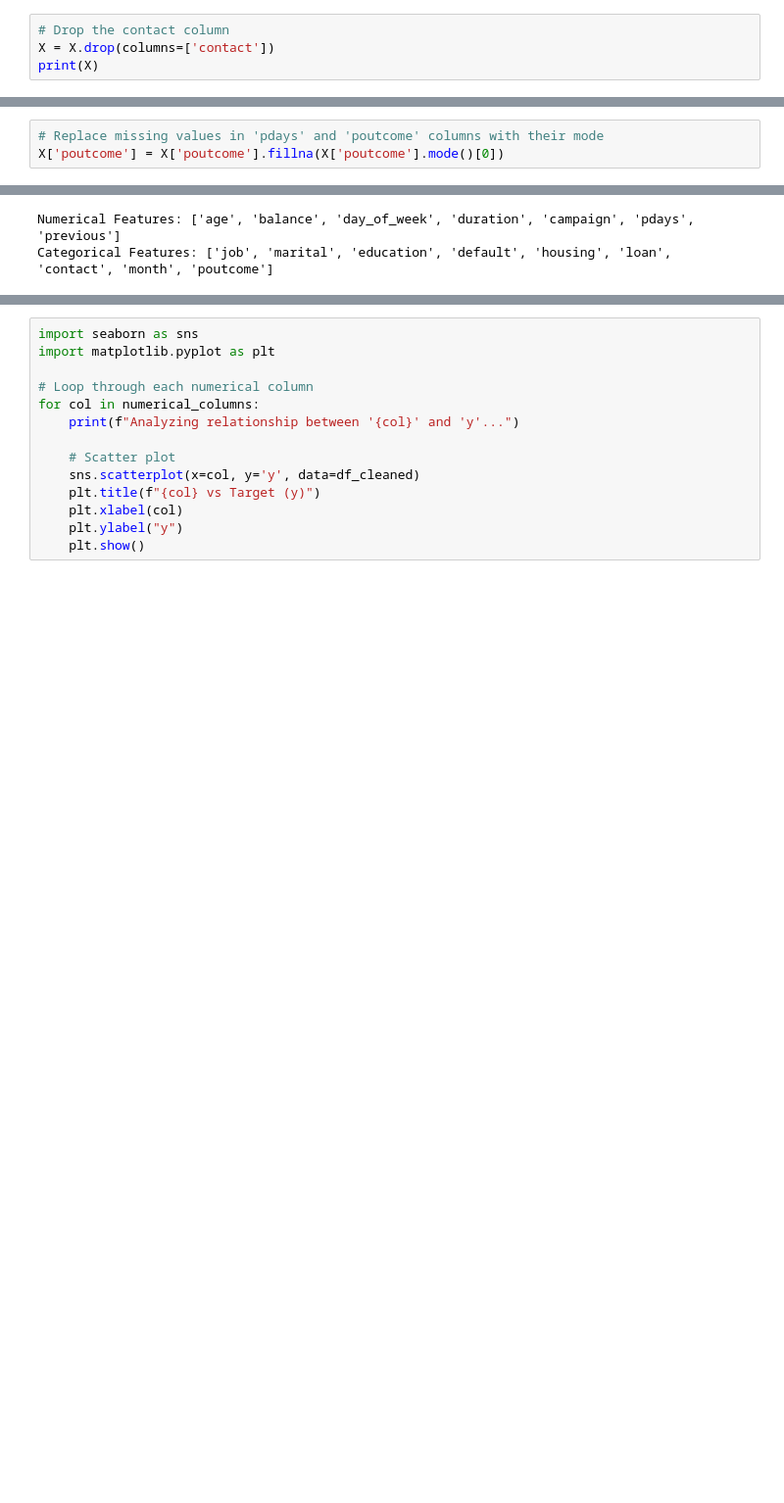
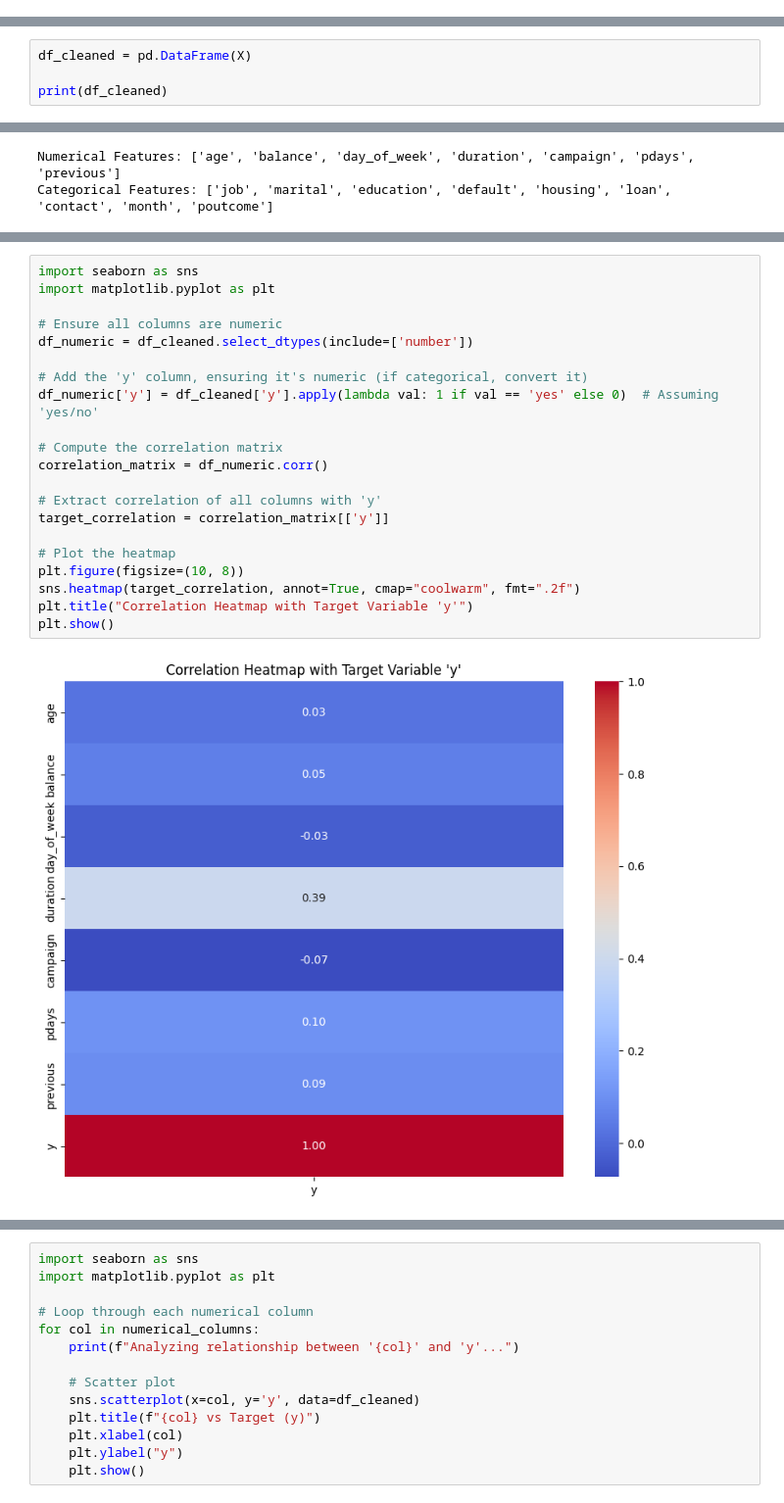
Before and after one commit to Janinduthenura/ML_coursework, a Jupyter notebook: file_explorore.ipynb, the cells around one changed output, grey strips where cells are left out. Shown at 98% size. Saved outputs shown, nothing was run; the diff lists cells and outputs as text; blank space fills up the shorter version.

```diff
--- a/file_explorore.ipynb
+++ b/file_explorore.ipynb
@@ -100,7 +112,3 @@ campaign                  0                0.000000
 pdays                     0                0.000000
 previous                  0                0.000000
 poutcome              36959               81.747805
-# %%
-# Drop the contact column
-X = X.drop(columns=['contact'])
-print(X)
@@ -125,6 +115,3 @@ print(X)
-# %%
-# Replace missing values in 'pdays' and 'poutcome' columns with their mode
-X['poutcome'] = X['poutcome'].fillna(X['poutcome'].mode()[0])
 # %%
 print(X)
 # %% [output]
@@ -178,0 +135,4 @@ print(df_cleaned)
+# %%
+df_cleaned = pd.DataFrame(X)
+
+print(df_cleaned)
@@ -254,0 +187,23 @@ See the caveats in the documentation: https://pandas.pydata.org/pandas-docs/stab
+# %%
+import seaborn as sns
+import matplotlib.pyplot as plt
+
+# Ensure all columns are numeric
+df_numeric = df_cleaned.select_dtypes(include=['number'])
+
+# Add the 'y' column, ensuring it's numeric (if categorical, convert it)
+df_numeric['y'] = df_cleaned['y'].apply(lambda val: 1 if val == 'yes' else 0)  # Assuming 'yes/no'
+
+# Compute the correlation matrix
+correlation_matrix = df_numeric.corr()
+
+# Extract correlation of all columns with 'y'
+target_correlation = correlation_matrix[['y']]
+
+# Plot the heatmap
+plt.figure(figsize=(10, 8))
+sns.heatmap(target_correlation, annot=True, cmap="coolwarm", fmt=".2f")
+plt.title("Correlation Heatmap with Target Variable 'y'")
+plt.show()
+# %% [output]
+[figure, added]
```
Also changed, not shown: parts of 58 cells of this notebook.
